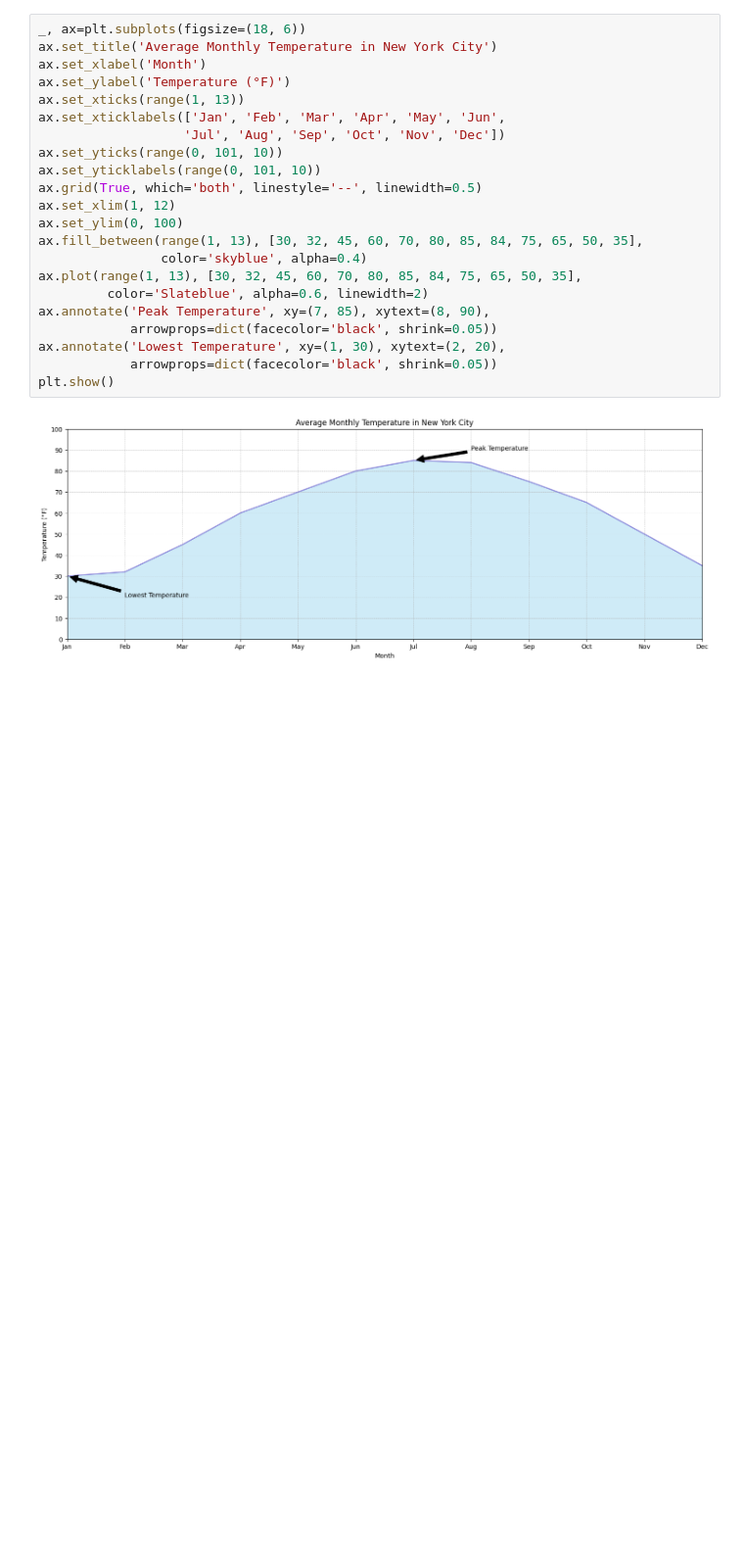
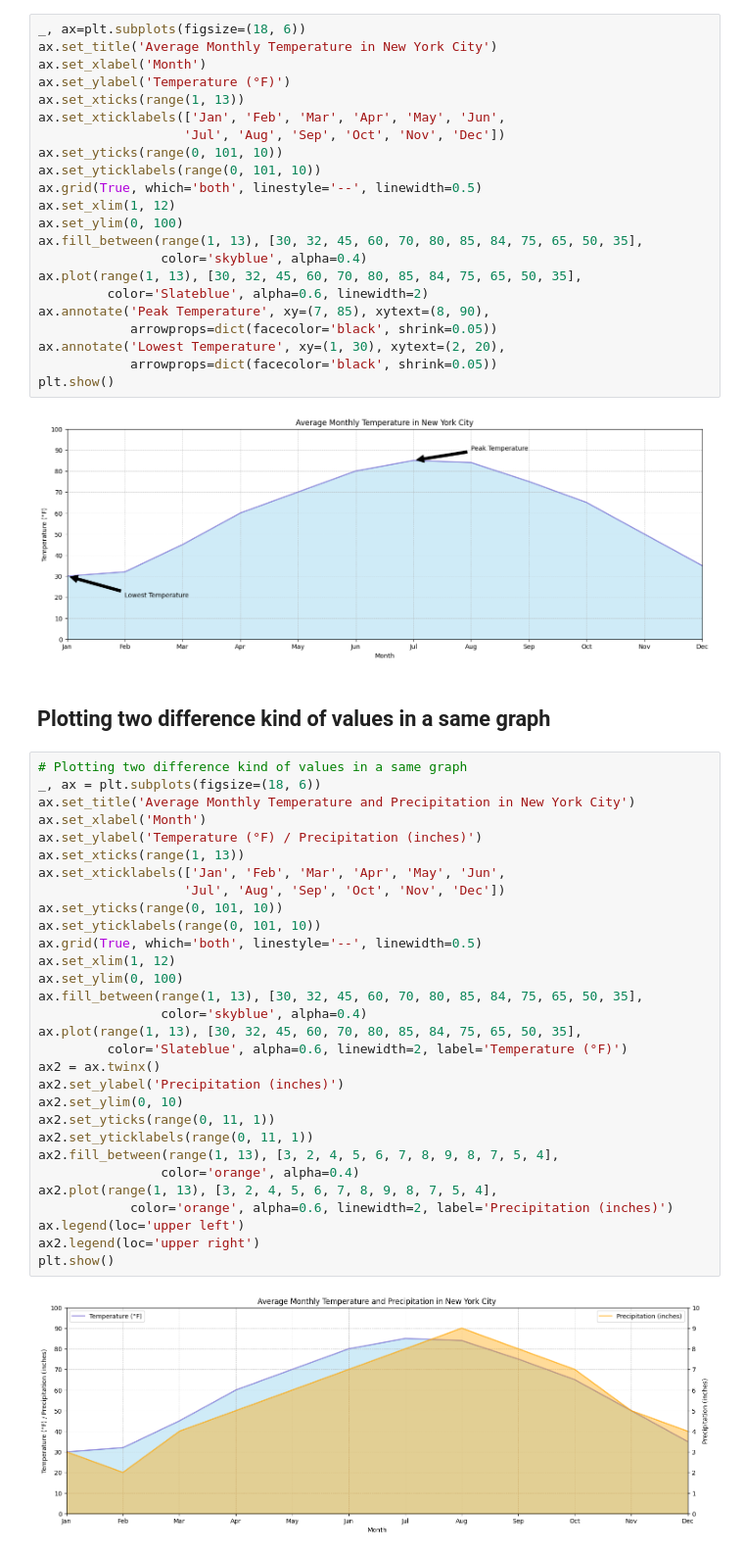
Before and after one commit to jinyongnan810/variaty-practices, a Jupyter notebook: graph-practices/values.ipynb, the cells around one changed output. Shown at 98% size. Cells and saved outputs as stored; diff of their text form; blank space fills up the shorter version.

Commit message:
plot 2 values in same graph

```diff
--- a/graph-practices/values.ipynb
+++ b/graph-practices/values.ipynb
@@ -27,3 +29,37 @@ ax.annotate('Lowest Temperature', xy=(1, 30), xytext=(2, 20),
 plt.show()
 # %% [output]
 [figure]
+# %% [markdown]
+## Plotting two difference kind of values in a same graph
+# %%
+# Plotting two difference kind of values in a same graph
+_, ax = plt.subplots(figsize=(18, 6))
+ax.set_title('Average Monthly Temperature and Precipitation in New York City')
+ax.set_xlabel('Month')
+ax.set_ylabel('Temperature (°F) / Precipitation (inches)')
+ax.set_xticks(range(1, 13))
+ax.set_xticklabels(['Jan', 'Feb', 'Mar', 'Apr', 'May', 'Jun',
+                   'Jul', 'Aug', 'Sep', 'Oct', 'Nov', 'Dec'])
+ax.set_yticks(range(0, 101, 10))
+ax.set_yticklabels(range(0, 101, 10))
+ax.grid(True, which='both', linestyle='--', linewidth=0.5)
+ax.set_xlim(1, 12)
+ax.set_ylim(0, 100)
+ax.fill_between(range(1, 13), [30, 32, 45, 60, 70, 80, 85, 84, 75, 65, 50, 35],
+                color='skyblue', alpha=0.4)
+ax.plot(range(1, 13), [30, 32, 45, 60, 70, 80, 85, 84, 75, 65, 50, 35],
+         color='Slateblue', alpha=0.6, linewidth=2, label='Temperature (°F)')
+ax2 = ax.twinx()
+ax2.set_ylabel('Precipitation (inches)')
+ax2.set_ylim(0, 10)
+ax2.set_yticks(range(0, 11, 1))
+ax2.set_yticklabels(range(0, 11, 1))
+ax2.fill_between(range(1, 13), [3, 2, 4, 5, 6, 7, 8, 9, 8, 7, 5, 4],
+                color='orange', alpha=0.4)
+ax2.plot(range(1, 13), [3, 2, 4, 5, 6, 7, 8, 9, 8, 7, 5, 4],
+            color='orange', alpha=0.6, linewidth=2, label='Precipitation (inches)')
+ax.legend(loc='upper left')
+ax2.legend(loc='upper right')
+plt.show()
+# %% [output]
+[figure, added]
```
Also changed, not shown: parts of 1 cell of this notebook.
